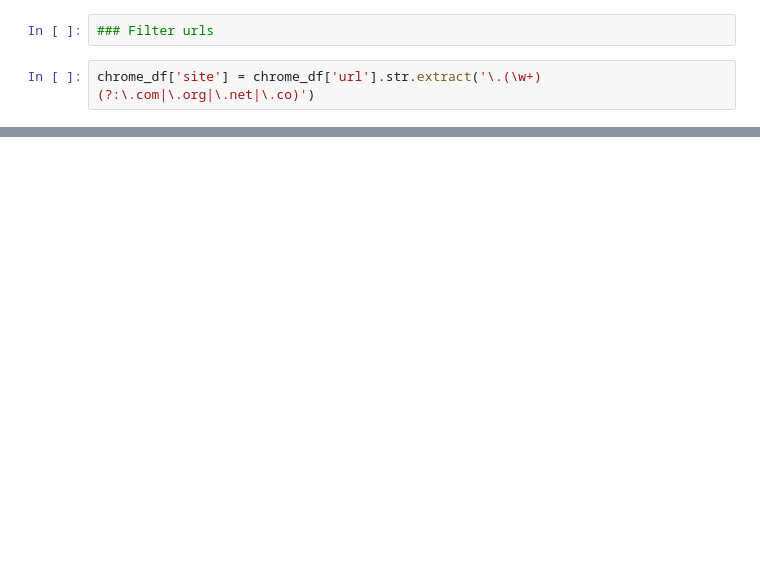
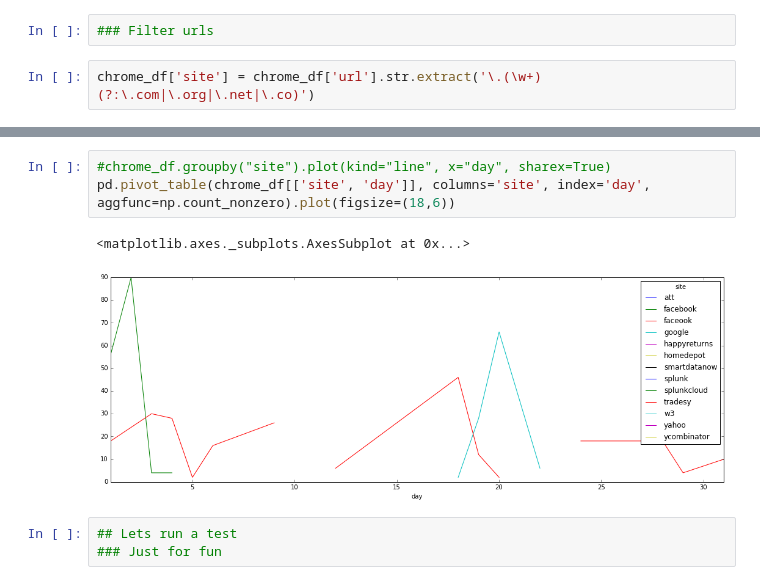
Before and after one commit to tylergeery/takeout-insights, a Jupyter notebook: chrome.ipynb, the cells around one changed output, grey strips where cells are left out. Drawn from its saved outputs; the diff is of its cells as text; blank space fills up the shorter version.

```diff
--- a/chrome.ipynb
+++ b/chrome.ipynb
@@ -51,0 +56,9 @@ chrome_df.head(500).groupby("site").agg(['count']).plot(kind="bar")
+# %%
+#chrome_df.groupby("site").plot(kind="line", x="day", sharex=True)
+pd.pivot_table(chrome_df[['site', 'day']], columns='site', index='day', aggfunc=np.count_nonzero).plot(figsize=(18,6))
+# %% [output]
+<matplotlib.axes._subplots.AxesSubplot at 0x...>
+[figure, added]
+# %%
+## Lets run a test
+### Just for fun
```
Also changed, not shown: parts of 6 cells of this notebook.
